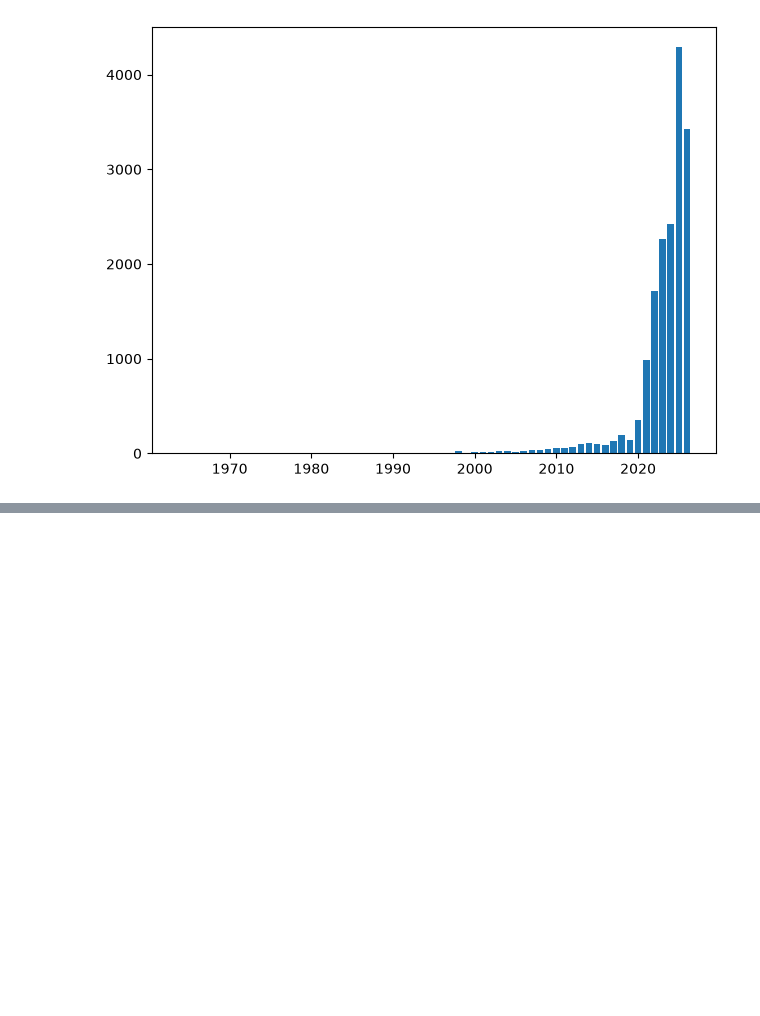
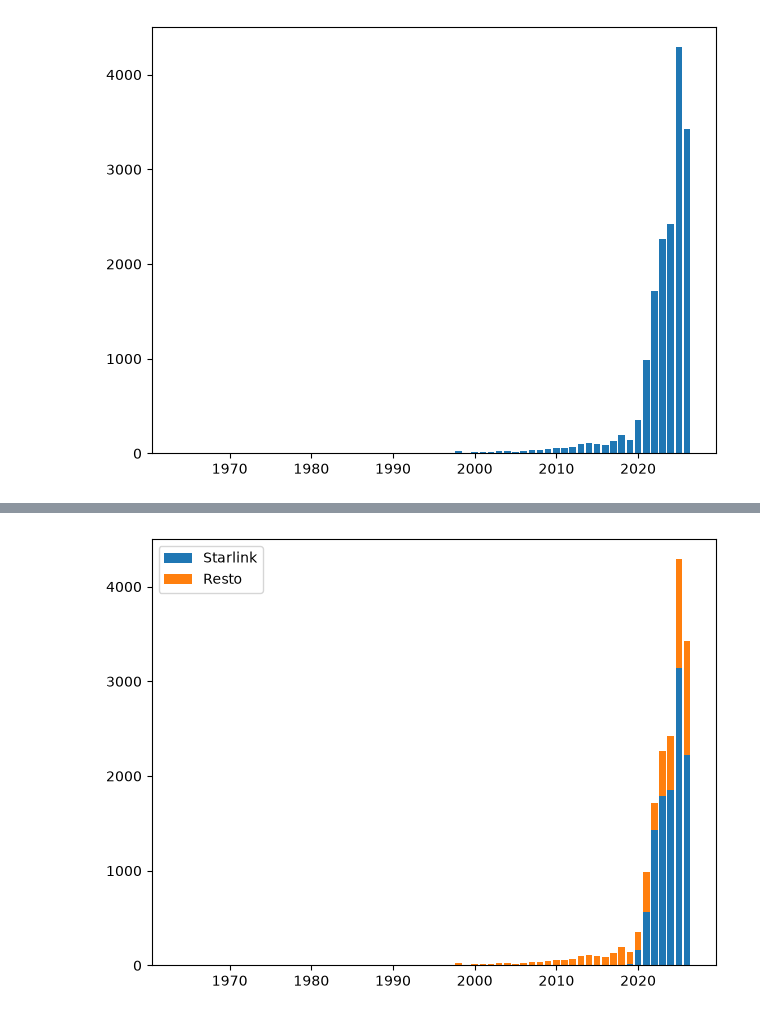
Before and after one commit to Luquitas911/proyecto-satelite, a Jupyter notebook: informe.ipynb, the cells around one changed output, grey strips where cells are left out. Cells and saved outputs as stored; diff of their text form; code cells hidden in the pictures; blank space fills up the shorter version.

```diff
--- a/informe.ipynb
+++ b/informe.ipynb
@@ -256,0 +258,22 @@ plt.show()
+# %%
+registros_starlink = [r for r in registros if 'starlink' in str(r['OBJECT_NAME']).lower()]
+registros_resto = [r for r in registros if 'starlink' not in str(r['OBJECT_NAME']).lower()]
+
+
+datos_starlink = cat.lanzamientos_por_anio(registros_starlink)
+datos_resto = cat.lanzamientos_por_anio(registros_resto)
+
+datos_totales = cat.lanzamientos_por_anio(registros)
+categorias = list(datos_totales.keys())
+
+valores_starlink = [datos_starlink.get(anio, 0) for anio in categorias]
+valores_resto = [datos_resto.get(anio, 0) for anio in categorias]
+
+plt.bar(categorias, valores_starlink, label='Starlink')
+plt.bar(categorias, valores_resto, bottom=valores_starlink, label='Resto')
+
+plt.tight_layout()
+plt.legend()
+plt.show()
+# %% [output]
+[figure, added]
```
Also changed, not shown: parts of 9 cells of this notebook, 1 other file.
